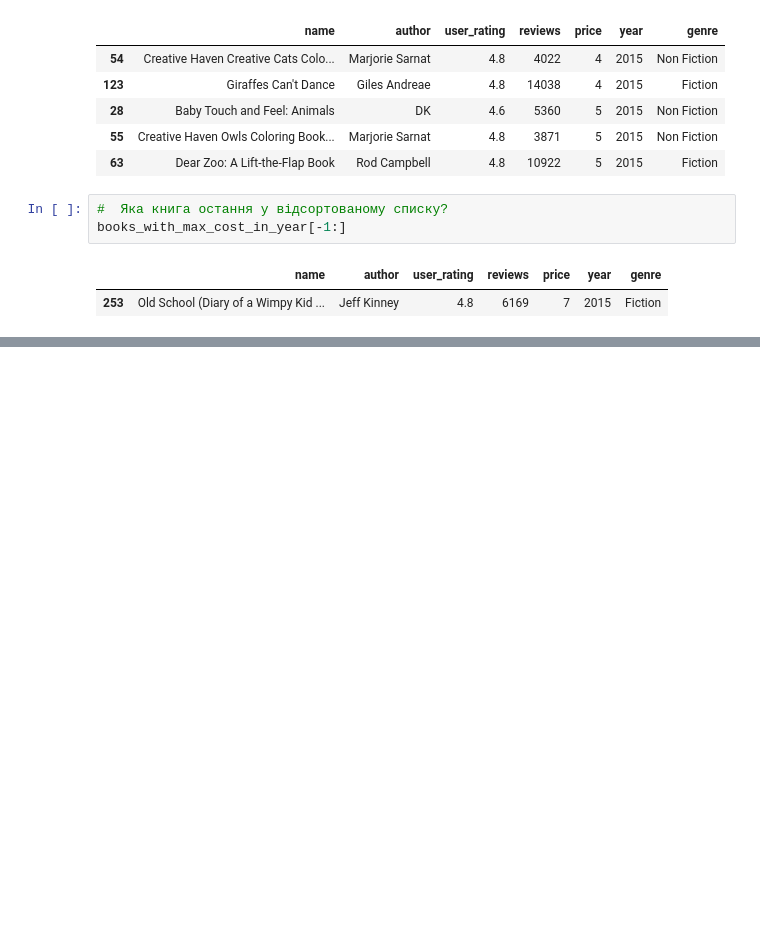
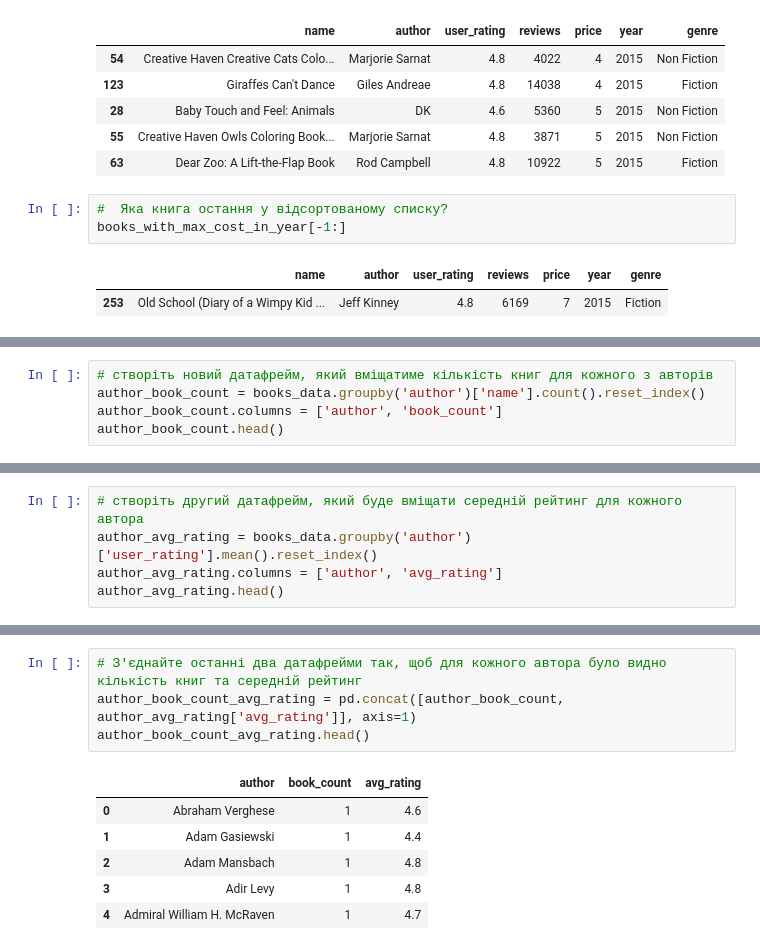
Before and after one commit to AlexanderSingaevsky/DataScience, a Jupyter notebook: Hw02/Hw2.3.ipynb, the cells around one changed output, grey strips where cells are left out. Cells and saved outputs as stored; diff of their text form; blank space fills up the shorter version.

```diff
--- a/Hw02/Hw2.3.ipynb
+++ b/Hw02/Hw2.3.ipynb
@@ -181,0 +221,5 @@ print(f'Яка книга остання у відсортованому спи
+# %%
+# створіть новий датафрейм, який вміщатиме кількість книг для кожного з авторів
+author_book_count = books_data.groupby('author')['name'].count().reset_index()
+author_book_count.columns = ['author', 'book_count']
+author_book_count.head()
@@ -181,0 +247,5 @@ print(f'Яка книга остання у відсортованому спи
+# %%
+# створіть другий датафрейм, який буде вміщати середній рейтинг для кожного автора
+author_avg_rating = books_data.groupby('author')['user_rating'].mean().reset_index()
+author_avg_rating.columns = ['author', 'avg_rating']
+author_avg_rating.head()
@@ -181,0 +268,11 @@ print(f'Яка книга остання у відсортованому спи
+# %%
+# З'єднайте останні два датафрейми так, щоб для кожного автора було видно кількість книг та середній рейтинг
+author_book_count_avg_rating = pd.concat([author_book_count, author_avg_rating['avg_rating']], axis=1)
+author_book_count_avg_rating.head()
+# %% [output]
+|  | author | book_count | avg_rating |
+| 0 | Abraham Verghese | 1 | 4.6 |
+| 1 | Adam Gasiewski | 1 | 4.4 |
+| 2 | Adam Mansbach | 1 | 4.8 |
+| 3 | Adir Levy | 1 | 4.8 |
+| 4 | Admiral William H. McRaven | 1 | 4.7 |
```
Also changed, not shown: parts of 27 cells of this notebook, 2 other files.
